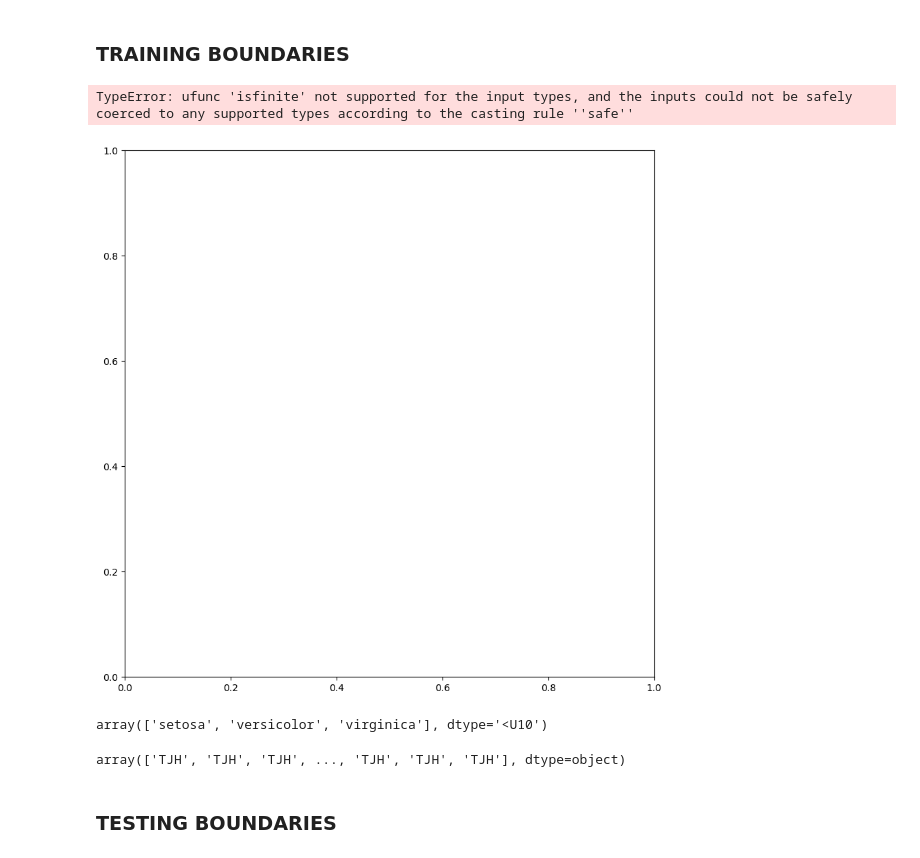
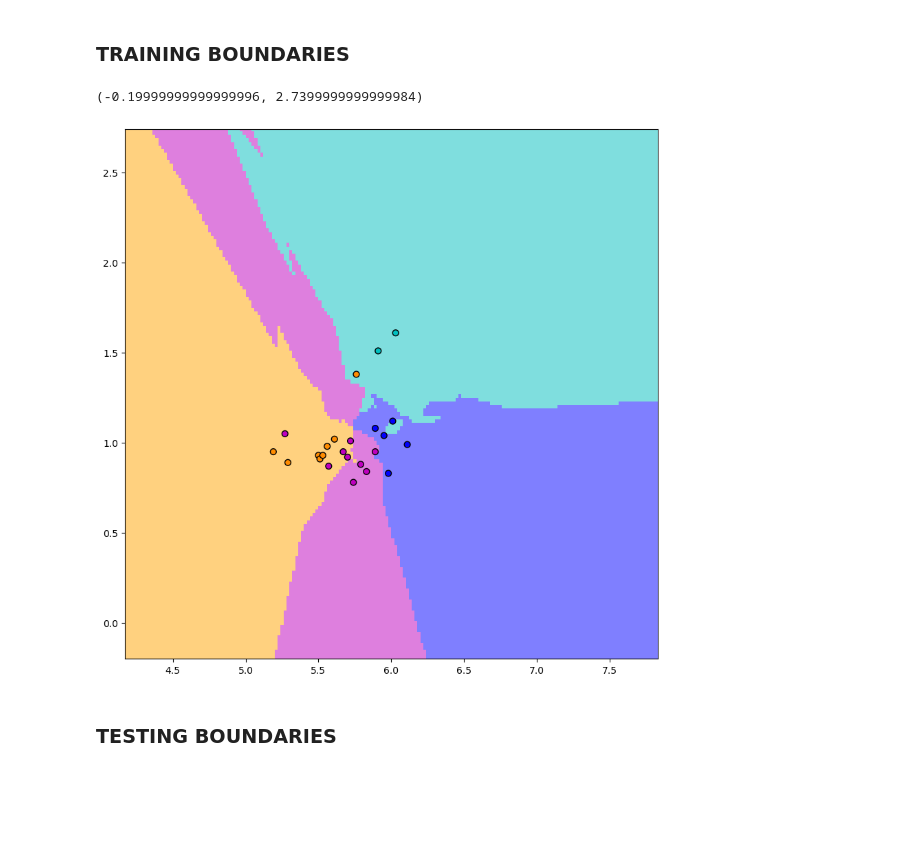
Before and after one commit to Mokoto-K/COSC102-assignment-2, a Jupyter notebook: assignment-2.ipynb, the cells around one changed output. Drawn from its saved outputs; the diff is of its cells as text; code cells hidden in the pictures; blank space fills up the shorter version.

```diff
--- a/assignment-2.ipynb
+++ b/assignment-2.ipynb
@@ -276,67 +289,31 @@ Class TJH Area Under Curve score: 0.9285714285714286
 # %% [markdown]
 ### TRAINING BOUNDARIES
 # %%
-h = .02
+h = 0.02
 
-x_min, x_max = X_test[:, best_f1].min() - 1, X_test[:, best_f1].max() + 1
-y_min, y_max = X_test[:, best_f2].min() - 1, X_test[:, best_f2].max() + 1
+x_min, x_max = X_train[:, best_f1].min() - 1, X_train[:, best_f1].max() + 1
+y_min, y_max = X_train[:, best_f2].min() - 1, X_train[:, best_f2].max() + 1
 
 xx, yy = np.meshgrid(np.arange(x_min, x_max, h),
                      np.arange(y_min, y_max, h))
 
-fig, ax = plt.subplots(figsize=(10,10))
-
-Z = clf.predict(np.c_[xx.ravel(), yy.ravel()])
+Z = classifier_of_choice.predict(np.c_[xx.ravel(), yy.ravel()])
 
 Z = Z.reshape(xx.shape)
-cs = ax.contourf(xx, yy, Z,cmap=plt.get_cmap('plasma'))
-# %% [output]
-TypeError: ufunc 'isfinite' not supported for the input types, and the inputs could not be safely coerced to any supported types according to the casting rule ''safe''
-[figure, removed]
-# %%
-from sklearn import datasets
-
-i = datasets.load_iris()
-i.target
-i.target_names
-# %% [output]
-array(['setosa', 'versicolor', 'virginica'], dtype='<U10')
 # %%
-Z = clf.predict(np.c_[xx.ravel(), yy.ravel()])
-# for i in range(len(Z)):
-#     if Z[i] == "DG":
-#         Z[i] = 0
+my_color = ListedColormap(["m", "c", "b", "orange"])
+cmap_bold = ListedColormap(["m", "c", "b", "darkorange"])
+fig, ax = plt.subplots(figsize=(10,10))
+ax.pcolormesh(xx, yy, Z, cmap=my_color, alpha=0.5)
 
-#     elif Z[i] == "HD":
-#         Z[i] = 1
-
-#     elif Z[i] == "LEH":
-#         Z[i] = 2
-
-#     else:
-#         Z[i] = 3
-
-# Z = Z.reshape(xx.shape)
-Z
-# Z = Z.astype(np.uint8)
-
-# y_test = [1,2,3,4,5,6,7,8,9,1,2,3,4,5,6,7,8,9,1,2]
-
-
-
-
-# my_color = ListedColormap(["b", "b", "g", "orange"])
-# cmap_bold = ListedColormap(["m", "c", "y", "darkorange"])
-# fig, ax = plt.subplots(figsize=(10,10))
-# ax.pcolormesh(xx, yy, Z, cmap=my_color, alpha = 0.1)
-
-# ax.scatter(X_test[:, best_f1], X_test[:, best_f2], c=y_test, cmap=cmap_bold, edgecolor = "k", s = 20)
-
-# ax.set_xlim(xx.min(), xx.max())
-# ax.set_ylim(yy.min(), yy.max())
-# Z
+# ax.scatter(X_train[:, best_f1], X_train[:, best_f2], c=y_train, cmap=cmap_bold, edgecolor = "k", s = 20)
+ax.scatter(X_test[:, best_f1], X_test[:, best_f2], c=y_test, cmap=cmap_bold, edgecolor = "k", s = 40)
+ax.set_xlim(xx.min(), xx.max())
+ax.set_ylim(yy.min(), yy.max())
+# plt.show()
 # %% [output]
-array(['TJH', 'TJH', 'TJH', ..., 'TJH', 'TJH', 'TJH'], dtype=object)
+(-0.19999999999999996, 2.7399999999999984)
+[figure, added]
 # %% [markdown]
 ### TESTING BOUNDARIES
 # %% [markdown]
```
Also changed, not shown: parts of 17 cells of this notebook.
